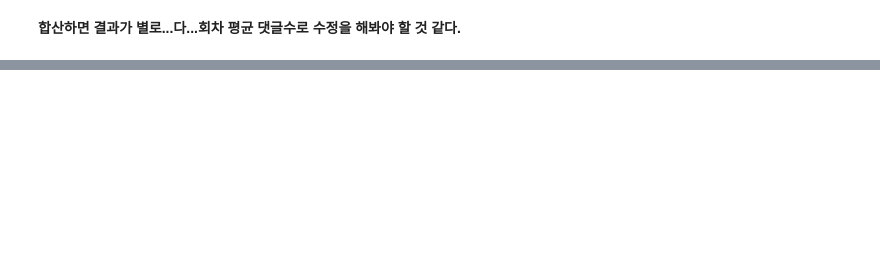
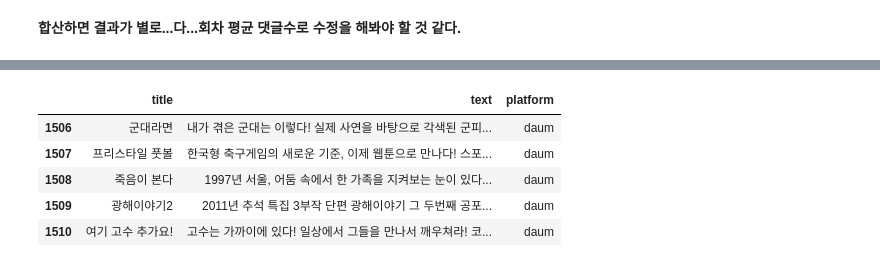
Before and after one commit to brightscannon/Webtoon_recommand_system, a Jupyter notebook: 3.Naver_modeling_1st.ipynb, the cells around one changed output, grey strips where cells are left out. Cells and saved outputs as stored; diff of their text form; code cells hidden in the pictures; blank space fills up the shorter version.

```diff
--- a/3.Naver_modeling_1st.ipynb
+++ b/3.Naver_modeling_1st.ipynb
@@ -214,0 +233,7 @@ sess.
+# %%
+# naver webtoon의 장르 한글화
+dic = {'episode':"에피소드", 'omnibus':"옴니버스", 'story':"스토리", 'daily':"일상", 'comic':"코믹", 'fantasy':"판타지", 'action':"액션",
+       'drama':"드라마", 'pure':"순정", 'sensibility':"감성", 'thrill':"스릴러", 'historical':"시대극", 'sports':"스포츠"}
+
+info_naver['genres_kor'] = info_naver['genre'].map(lambda x: " ".join([dic[genre] for genre in x.split("/")]))
+info_naver.tail(1)
@@ -214,0 +253,8 @@ sess.
+# %%
+# intro + 장르 = "text"
+
+# naver
+info_naver['text'] = info_naver['intro'] + " " + info_naver['genres_kor']
+
+# daum
+info_daum['text'] = info_daum['intro'] + " " + info_daum['genres'] + " " +info_daum['categories']
@@ -214,0 +277,14 @@ sess.
+# %%
+# 통합 dataframe 구성
+info_naver['platform'] = "naver"
+info_daum['platform'] = "daum"
+df = pd.concat([info_naver[['title','text','platform']], info_daum[['title','text','platform']]], axis=0)
+df.reset_index(drop=True, inplace=True)
+df.tail(5)
+# %% [output]
+|  | title | text | platform |
+| 1506 | 군대라면 | 내가 겪은 군대는 이렇다! 실제 사연을 바탕으로 각색된 군피... | daum |
+| 1507 | 프리스타일 풋볼 | 한국형 축구게임의 새로운 기준, 이제 웹툰으로 만나다! 스포... | daum |
+| 1508 | 죽음이 본다 | 1997년 서울, 어둠 속에서 한 가족을 지켜보는 눈이 있다... | daum |
+| 1509 | 광해이야기2 | 2011년 추석 특집 3부작 단편 광해이야기 그 두번째 공포... | daum |
+| 1510 | 여기 고수 추가요! | 고수는 가까이에 있다! 일상에서 그들을 만나서 깨우쳐라! 코... | daum |
```
Also changed, not shown: parts of 15 cells of this notebook.
